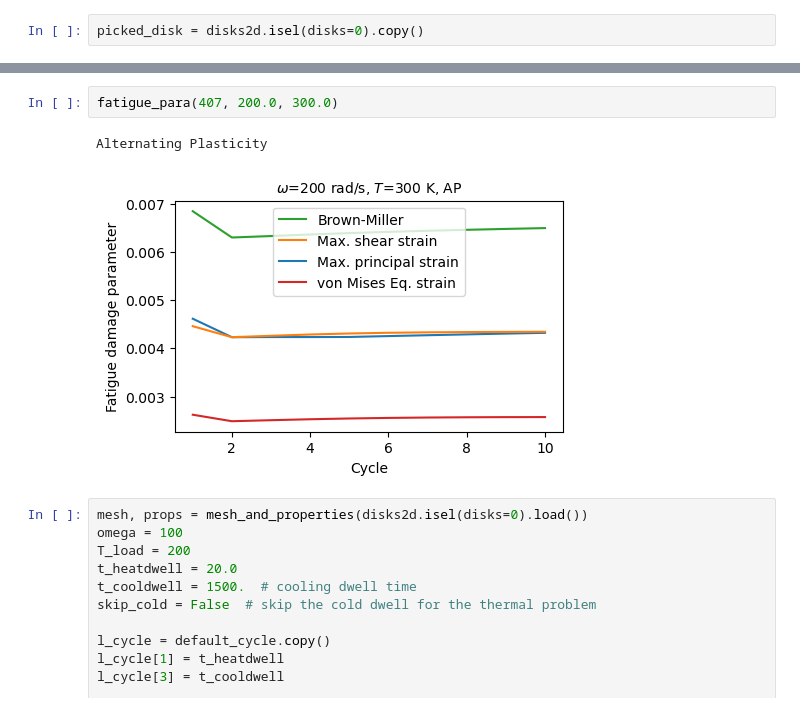
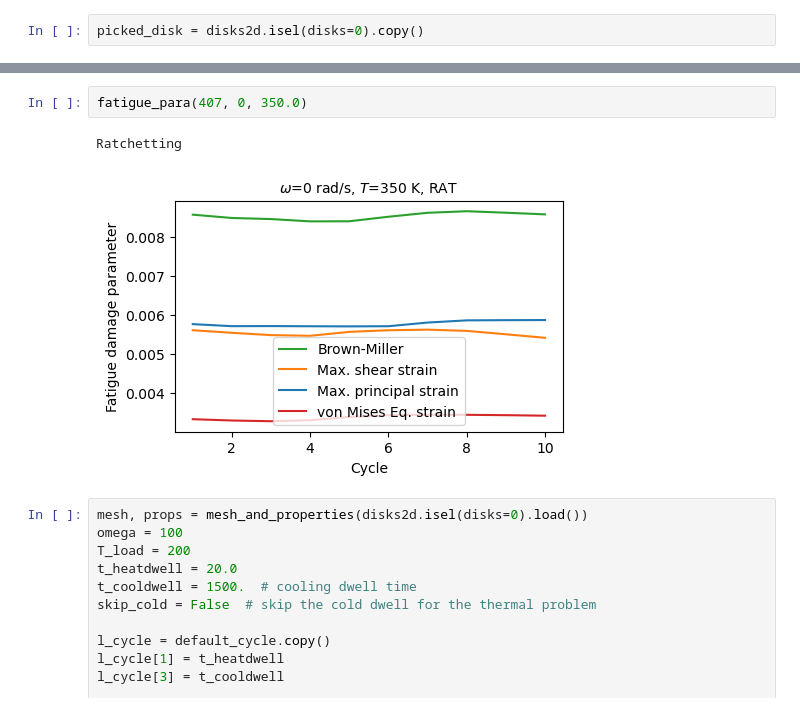
Before and after one commit to wsdxlyx/2D_fenics, a Jupyter notebook: run_one_incremental_fea_shen.ipynb, the cells around one changed output, grey strips where cells are left out. Drawn from its saved outputs; the diff is of its cells as text.

```diff
--- a/run_one_incremental_fea_shen.ipynb
+++ b/run_one_incremental_fea_shen.ipynb
@@ -219,8 +237,8 @@ def fatigue_para(disk_index, omega_input, DT_input, n_cycles = 10):
 # %%
-fatigue_para(407, 200.0, 300.0)
+fatigue_para(407, 0, 350.0)
 # %% [output]
-Alternating Plasticity
+Ratchetting
-[figure, old version]
+[figure, new version]
 # %%
 mesh, props = mesh_and_properties(disks2d.isel(disks=0).load())
 omega = 100
```
Also changed, not shown: parts of 7 cells of this notebook.
